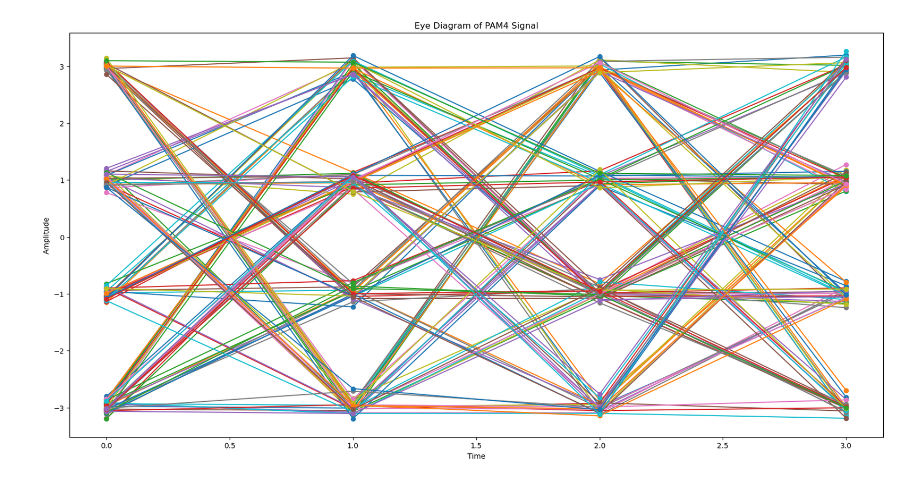
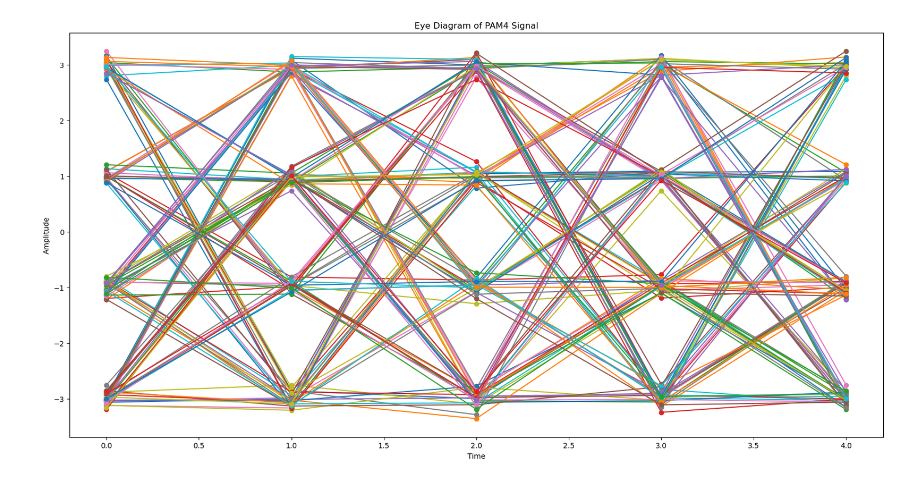
Before and after one commit to ngurahsurya584/16QAMxPAM4, a Jupyter notebook: pam4_w_eye.ipynb, the cells around one changed output. Saved outputs shown, nothing was run; the diff lists cells and outputs as text; code cells hidden in the pictures.

```diff
--- a/pam4_w_eye.ipynb
+++ b/pam4_w_eye.ipynb
@@ -55,11 +69,11 @@ array([-0.88390731, -3.04864112, -1.015409  , -2.89755274, -2.87373722,
 # %%
 # Plot eye diagram of the signal
 fig, ax = plt.subplots(figsize = (20, 10))
 ax.set_title('Eye Diagram of PAM4 Signal')
 ax.set_xlabel('Time')
 ax.set_ylabel('Amplitude')
 for i in range(0, len(pam4_signal), 4):
-    ax.plot(pam4_signal_noisy[i:i+4], 'o-')
+    ax.plot(pam4_signal_noisy[i:i+5], 'o-')
 plt.show()
 # %% [output]
-[figure, old version]
+[figure, new version]
```
Also changed, not shown: parts of 2 cells of this notebook.
